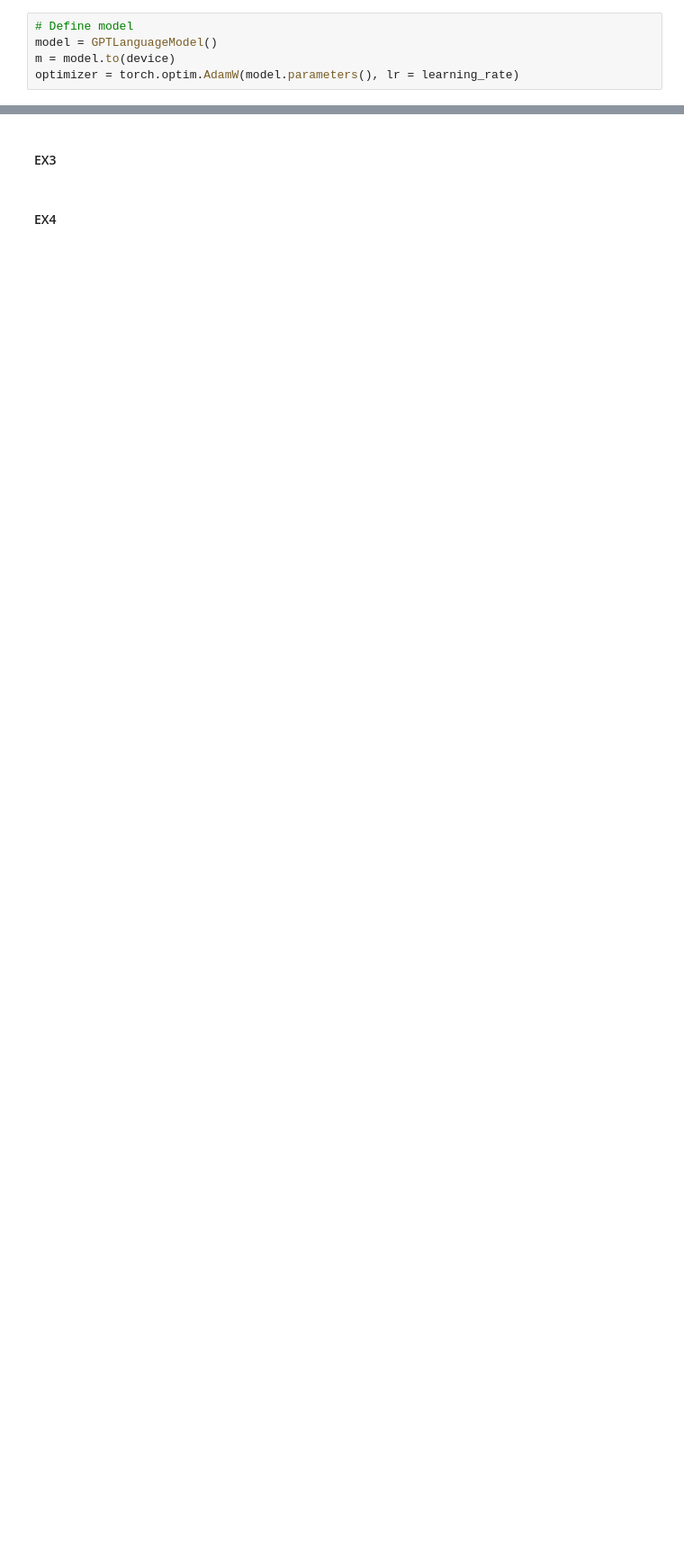
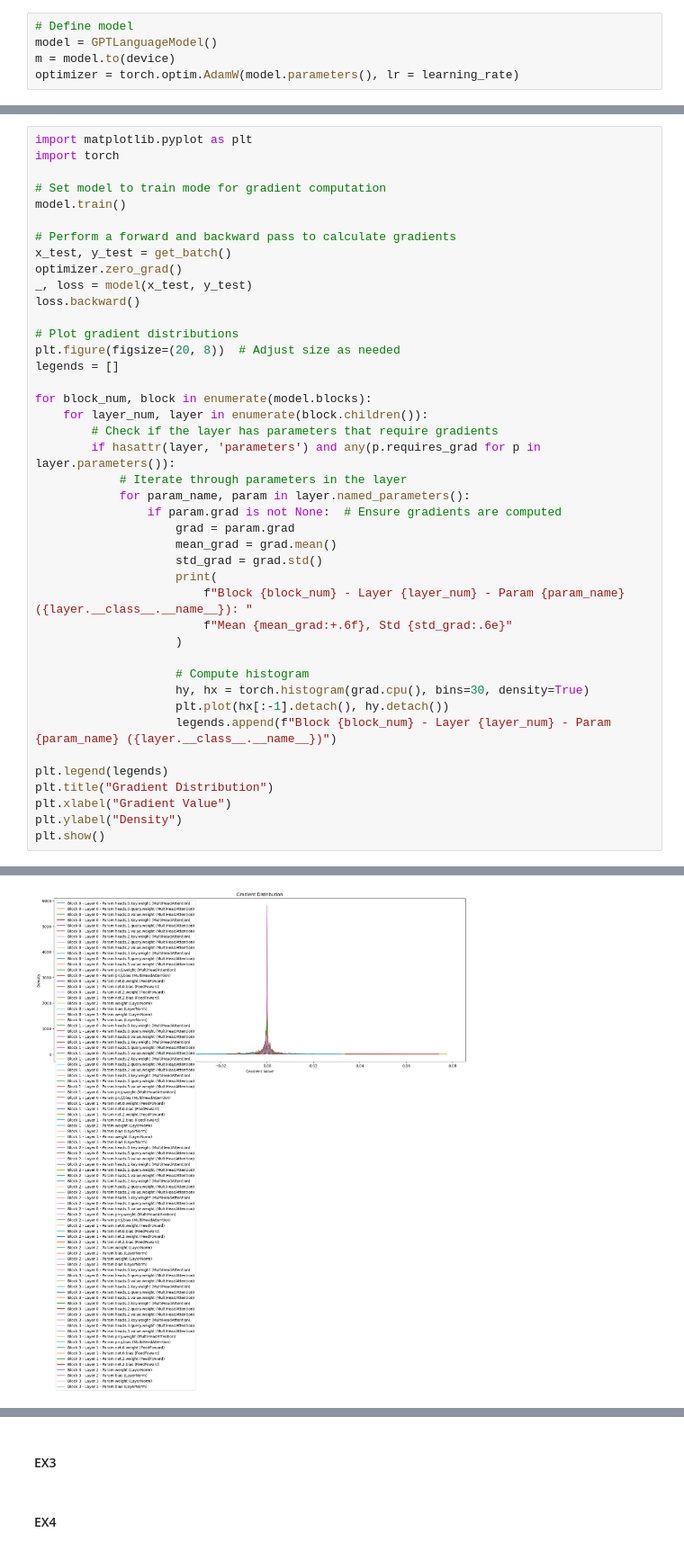
Before and after one commit to Vihaan3/Karpathy-Exercises, a Jupyter notebook: Karpathy_Exercises.ipynb, the cells around one changed output, grey strips where cells are left out. Shown at 90% size. Cells and saved outputs as stored; diff of their text form; blank space fills up the shorter version.

```diff
--- a/Karpathy_Exercises.ipynb
+++ b/Karpathy_Exercises.ipynb
@@ -977,0 +1056,43 @@ It kinda works?
+# %%
+import matplotlib.pyplot as plt
+import torch
+
+# Set model to train mode for gradient computation
+model.train()
+
+# Perform a forward and backward pass to calculate gradients
+x_test, y_test = get_batch()
+optimizer.zero_grad()
+_, loss = model(x_test, y_test)
+loss.backward()
+
+# Plot gradient distributions
+plt.figure(figsize=(20, 8))  # Adjust size as needed
+legends = []
+
+for block_num, block in enumerate(model.blocks):
+    for layer_num, layer in enumerate(block.children()):
+        # Check if the layer has parameters that require gradients
+        if hasattr(layer, 'parameters') and any(p.requires_grad for p in layer.parameters()):
+            # Iterate through parameters in the layer
+            for param_name, param in layer.named_parameters():
+                if param.grad is not None:  # Ensure gradients are computed
+                    grad = param.grad
+                    mean_grad = grad.mean()
+                    std_grad = grad.std()
+                    print(
+                        f"Block {block_num} - Layer {layer_num} - Param {param_name} ({layer.__class__.__name__}): "
+                        f"Mean {mean_grad:+.6f}, Std {std_grad:.6e}"
+                    )
+
+                    # Compute histogram
+                    hy, hx = torch.histogram(grad.cpu(), bins=30, density=True)
+                    plt.plot(hx[:-1].detach(), hy.detach())
+                    legends.append(f"Block {block_num} - Layer {layer_num} - Param {param_name} ({layer.__class__.__name__})")
+
+plt.legend(legends)
+plt.title("Gradient Distribution")
+plt.xlabel("Gradient Value")
+plt.ylabel("Density")
+plt.show()
+# %% [output]
@@ -977,0 +1116 @@ It kinda works?
+[figure, added]
```
Also changed, not shown: parts of 16 cells of this notebook.
